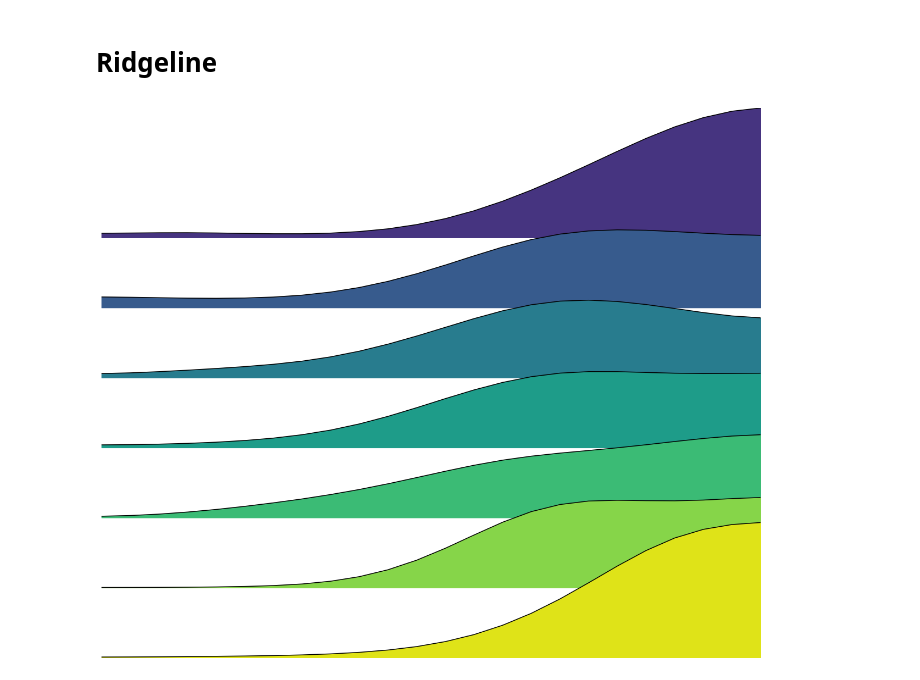
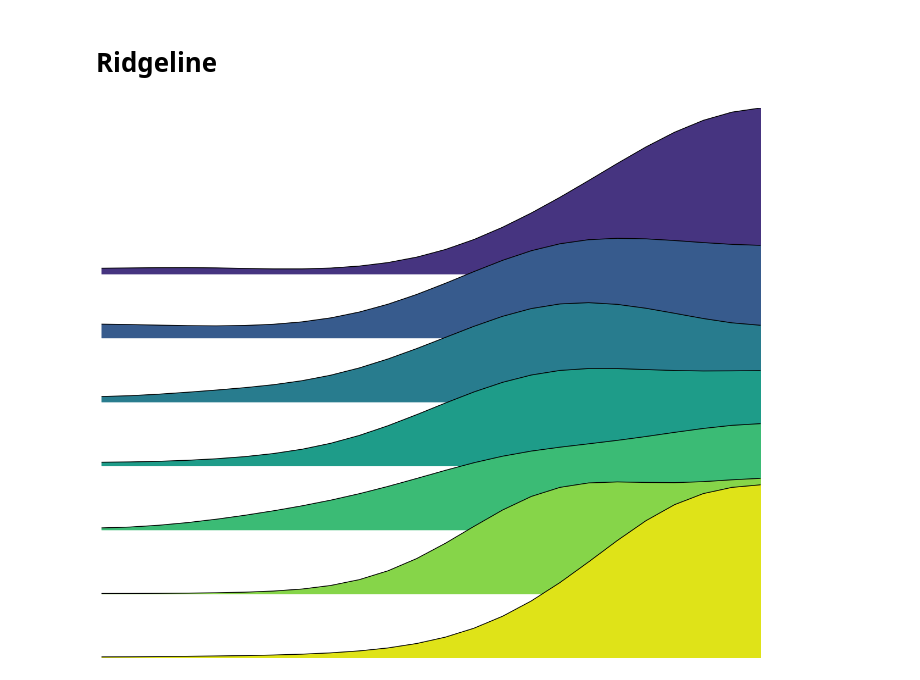
Before and after one commit to GerardArgany/AVBD_Medical_Receipts, a Jupyter notebook: scripts/age_sex_analysis.ipynb, the cells around one changed output. Drawn from its saved outputs; the diff is of its cells as text; code cells hidden in the pictures.

```diff
--- a/scripts/age_sex_analysis.ipynb
+++ b/scripts/age_sex_analysis.ipynb
@@ -431,8 +378,8 @@ import matplotlib.cm as cm
 atc2_values = df_nerv["grup ATC nivell 2"].unique()
 n_atc = len(atc2_values)
 
-ridge_scale = 20
-offset = -1.4
+ridge_scale = 10
+offset = -0.5
 
 # ---- FIGURE ----
 fig, ax = plt.subplots(figsize=(12, 10))
@@ -470,31 +417,31 @@ for i, (atc2, color) in enumerate(zip(atc2_values, colors)):
     ax.plot(
         np.arange(len(age_order)),
         baseline + y_scaled,
         color="black",
         linewidth=1.1
     )
 
 # ---- REMOVE ALL AXES, SPINES, TICKS ----
 ax.set_xticks([])
 ax.set_yticks([])
 
 for spine in ax.spines.values():
     spine.set_visible(False)
 
 ax.set_frame_on(False)
 
 # remove margins so the plot fills entire canvas
 plt.margins(0, 0)
 
 # turn off axis completely (optional but cleanest)
 ax.axis("off")
 
 plt.subplots_adjust(
     left=0, right=1, top=1, bottom=0,
     wspace=0, hspace=0
 )
 
 plt.savefig("../plots/age_and_sex/ridgeline_atc2.pdf", dpi=300, bbox_inches="tight", pad_inches=0)
 plt.show()
 # %% [output]
-[figure, old version]
+[figure, new version]
```
Also changed, not shown: parts of 8 cells of this notebook, 31 other files.
